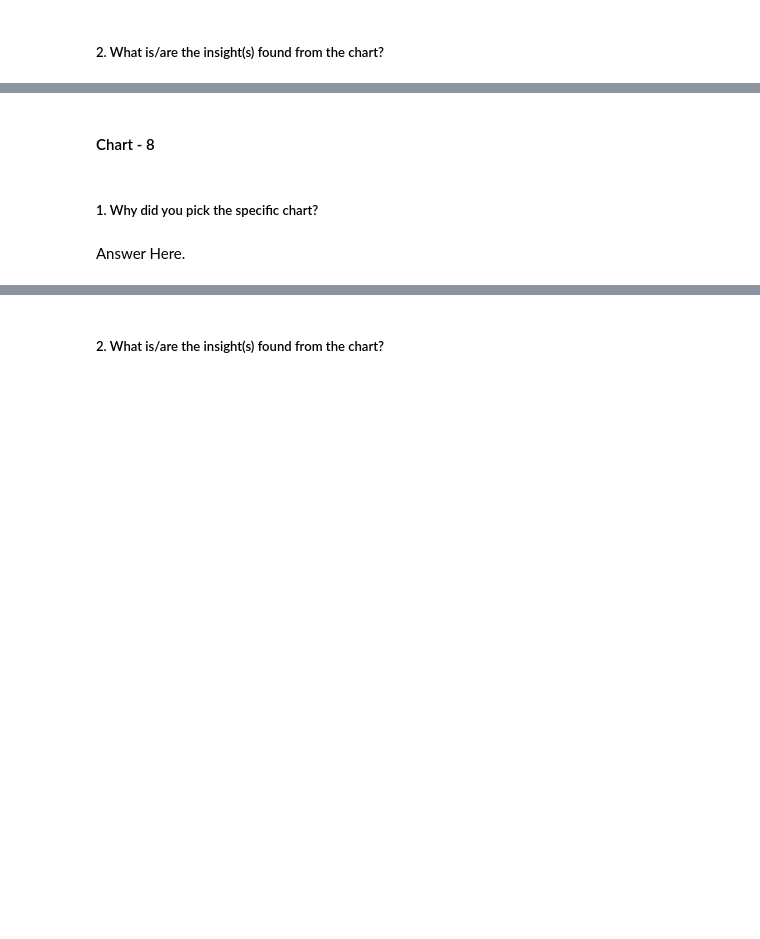
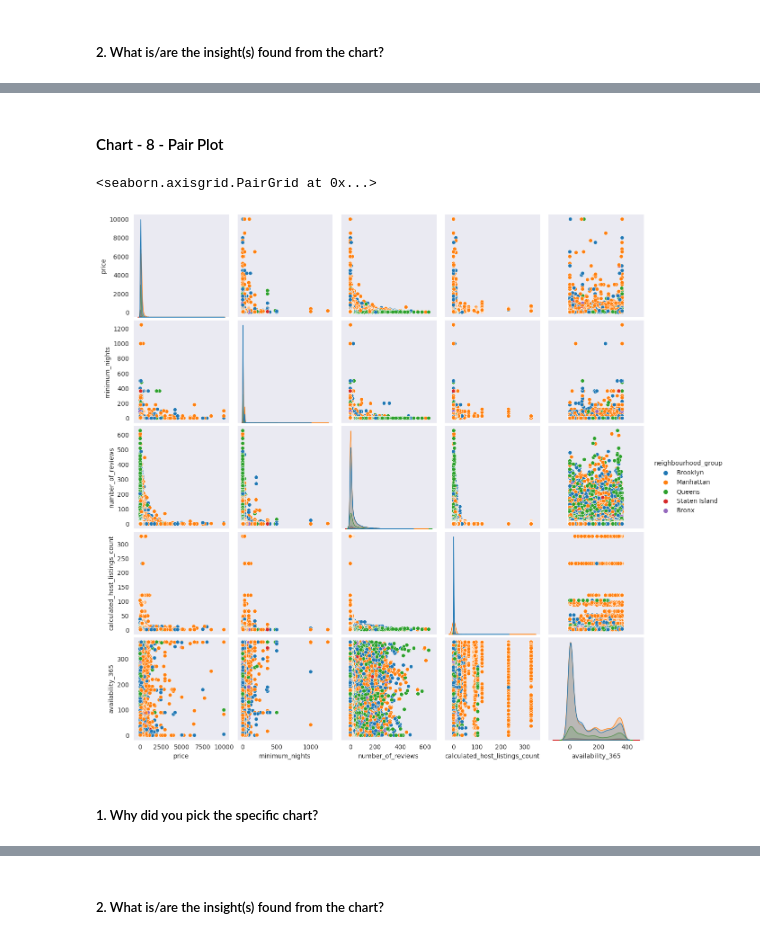
Before and after one commit to david-paul-m/Python-EDA, a Jupyter notebook: David_PY_EDA_AirBnb_Bookings_Analysis.ipynb, the cells around one changed output, grey strips where cells are left out. Drawn from its saved outputs; the diff is of its cells as text; code cells hidden in the pictures; blank space fills up the shorter version.

```diff
--- a/David_PY_EDA_AirBnb_Bookings_Analysis.ipynb
+++ b/David_PY_EDA_AirBnb_Bookings_Analysis.ipynb
@@ -613,2 +655,2 @@ Answer Here
 # %% [markdown]
-#### Chart - 8
+#### Chart - 8 - Pair Plot
@@ -617,4 +657,10 @@ Answer Here
+# %%
+paiplot_df = df1.drop(['id', 'name', 'host_id', 'host_name','neighbourhood', 'latitude', 'longitude', 'reviews_per_month'], axis=1)
+# %%
+# Pair Plot visualization code
+sns.pairplot(paiplot_df,hue='neighbourhood_group')
+# %% [output]
+<seaborn.axisgrid.PairGrid at 0x...>
+[figure, added]
 # %% [markdown]
 ##### 1. Why did you pick the specific chart?
-# %% [markdown]
-Answer Here.
```
Also changed, not shown: parts of 92 cells of this notebook.
